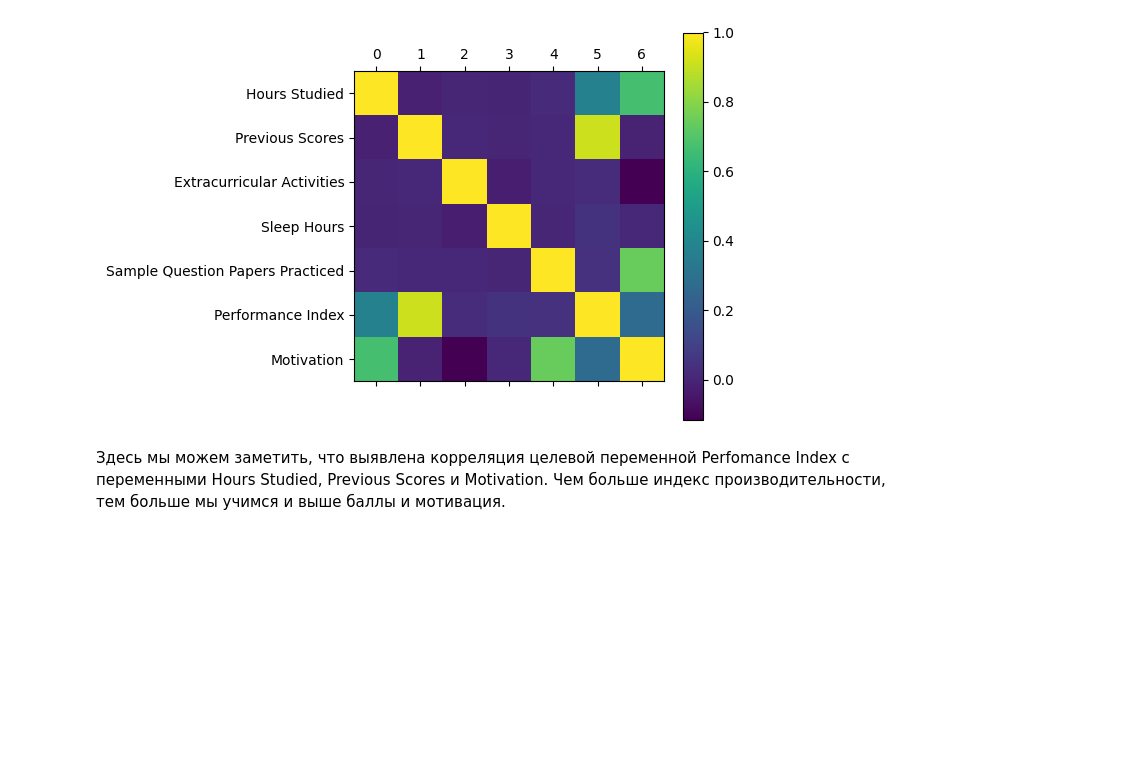
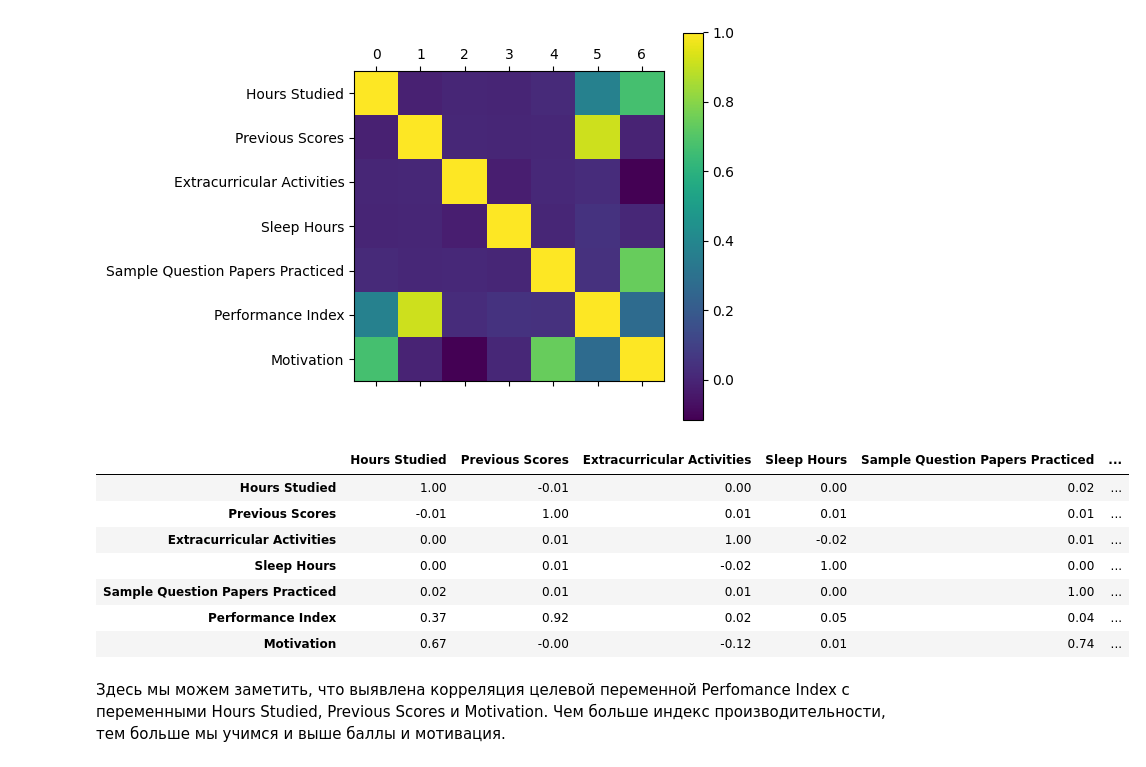
Before and after one commit to Ivanio1/itmo-3course, a Jupyter notebook: Семестр 5/СИИ/lab4/lab4.ipynb, the cells around one changed output. Saved outputs shown, nothing was run; the diff lists cells and outputs as text; code cells hidden in the pictures; blank space fills up the shorter version.

```diff
--- a/Семестр 5/СИИ/lab4/lab4.ipynb
+++ b/Семестр 5/СИИ/lab4/lab4.ipynb
@@ -114,6 +114,17 @@ plt.colorbar()
 # %% [output]
 <matplotlib.colorbar.Colorbar at 0x...>
 [figure]
+# %%
+data.corr().style.background_gradient(cmap='coolwarm').set_precision(2)
+# %% [output]
+|  | Hours Studied | Previous Scores | Extracurricular Activities | Sleep Hours | Sample Question Papers Practiced | ... |
+| Hours Studied | 1.00 | -0.01 | 0.00 | 0.00 | 0.02 | ... |
+| Previous Scores | -0.01 | 1.00 | 0.01 | 0.01 | 0.01 | ... |
+| Extracurricular Activities | 0.00 | 0.01 | 1.00 | -0.02 | 0.01 | ... |
+| Sleep Hours | 0.00 | 0.01 | -0.02 | 1.00 | 0.00 | ... |
+| Sample Question Papers Practiced | 0.02 | 0.01 | 0.01 | 0.00 | 1.00 | ... |
+| Performance Index | 0.37 | 0.92 | 0.02 | 0.05 | 0.04 | ... |
+| Motivation | 0.67 | -0.00 | -0.12 | 0.01 | 0.74 | ... |
 # %% [markdown]
 Здесь мы можем заметить, что выявлена корреляция целевой переменной Perfomance Index с переменными Hours Studied, Previous Scores и Motivation. Чем больше индекс производительности, тем больше мы учимся и выше баллы и мотивация.
 # %% [markdown]
```
Also changed, not shown: parts of 6 cells of this notebook, 2 other files.
